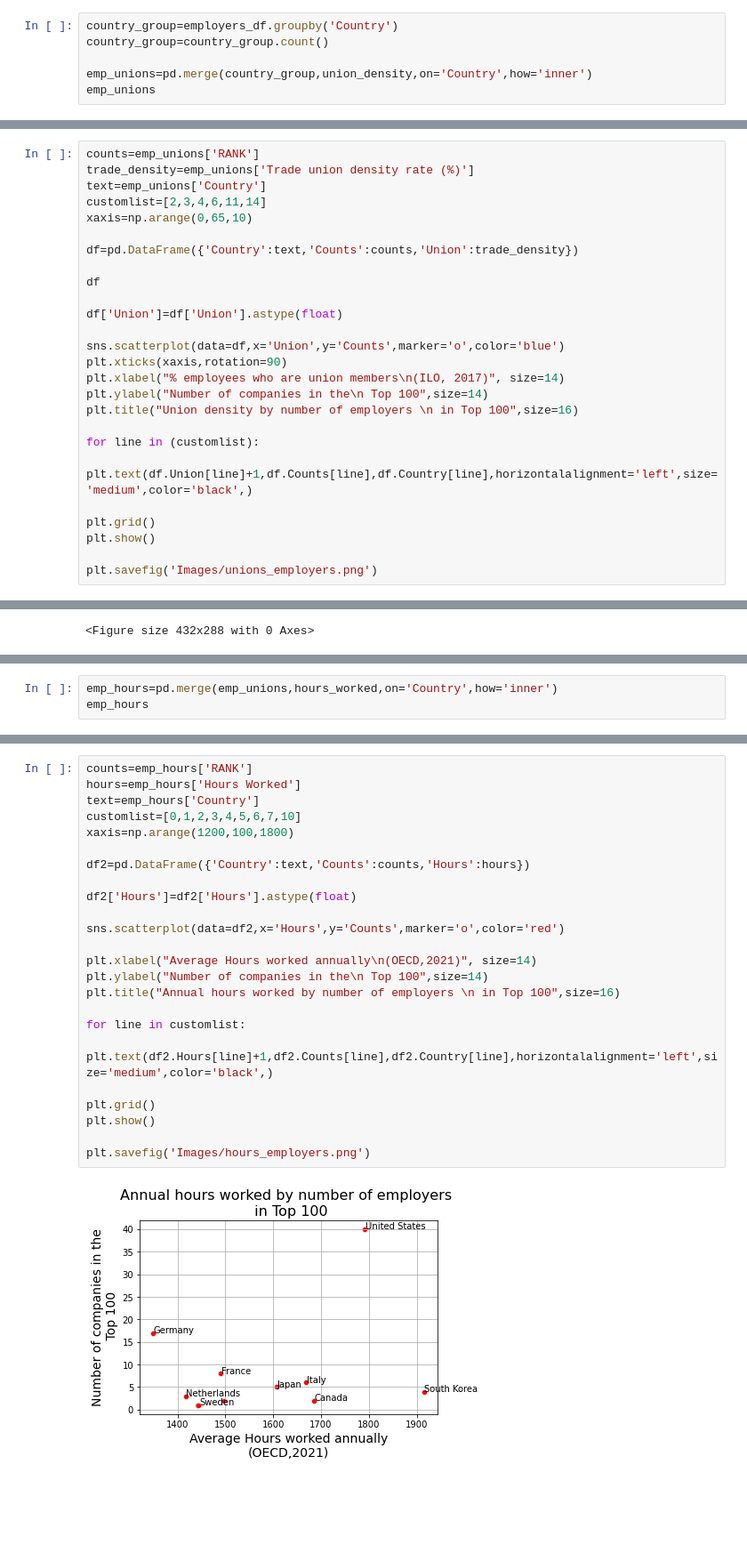
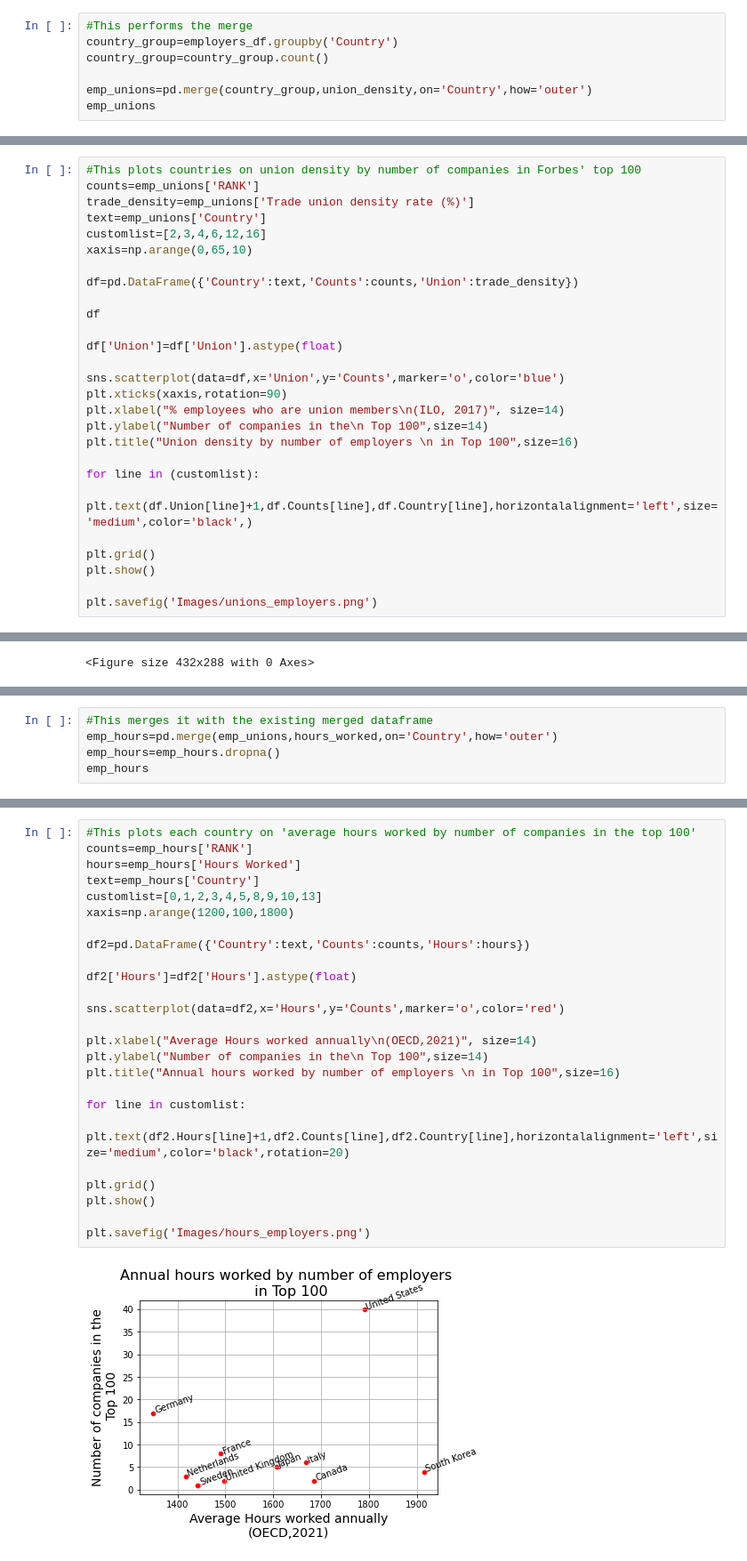
Before and after one commit to timonx11/Project-1-Demonstrasion-Group6, a Jupyter notebook: starter_code/Country_data_section4.ipynb, the cells around one changed output, grey strips where cells are left out. Shown: that part at 89% size. Cells and saved outputs as stored; diff of their text form; blank space fills up the shorter version.

```diff
--- a/starter_code/Country_data_section4.ipynb
+++ b/starter_code/Country_data_section4.ipynb
@@ -73,10 +76,11 @@ union_density
 | 14 | United Kingdom | 2017 | 23.14 |
 | 15 | United States | 2017 | 10.31 |
 # %%
+#This performs the merge
 country_group=employers_df.groupby('Country')
 country_group=country_group.count()
 
-emp_unions=pd.merge(country_group,union_density,on='Country',how='inner')
+emp_unions=pd.merge(country_group,union_density,on='Country',how='outer')
 emp_unions
 # %% [output]
 |  | Country | RANK | NAME | Year | Trade union density rate (%) |
@@ -119,8 +126,9 @@ emp_unions.set_index('Country')
 # %%
+#This plots countries on union density by number of companies in Forbes' top 100
 counts=emp_unions['RANK']
 trade_density=emp_unions['Trade union density rate (%)']
 text=emp_unions['Country']
-customlist=[2,3,4,6,11,14]
+customlist=[2,3,4,6,12,16]
 xaxis=np.arange(0,65,10)
 
 df=pd.DataFrame({'Country':text,'Counts':counts,'Union':trade_density})
@@ -162,7 +171,9 @@ hours_worked
 | 9 | United Kingdom | 1497.375463 |
 | 10 | United States | 1791.000000 |
 # %%
-emp_hours=pd.merge(emp_unions,hours_worked,on='Country',how='inner')
+#This merges it with the existing merged dataframe
+emp_hours=pd.merge(emp_unions,hours_worked,on='Country',how='outer')
+emp_hours=emp_hours.dropna()
 emp_hours
 # %% [output]
 |  | Country | RANK | NAME | Year | Trade union density rate (%) | Hours Worked |
@@ -180,27 +191,28 @@ emp_hours
 # %%
+#This plots each country on 'average hours worked by number of companies in the top 100'
 counts=emp_hours['RANK']
 hours=emp_hours['Hours Worked']
 text=emp_hours['Country']
-customlist=[0,1,2,3,4,5,6,7,10]
+customlist=[0,1,2,3,4,5,8,9,10,13]
 xaxis=np.arange(1200,100,1800)
 
 df2=pd.DataFrame({'Country':text,'Counts':counts,'Hours':hours})
 
 df2['Hours']=df2['Hours'].astype(float)
 
 sns.scatterplot(data=df2,x='Hours',y='Counts',marker='o',color='red')
 
 plt.xlabel("Average Hours worked annually\n(OECD,2021)", size=14)
 plt.ylabel("Number of companies in the\n Top 100",size=14)
 plt.title("Annual hours worked by number of employers \n in Top 100",size=16)
 
 for line in customlist:
-    plt.text(df2.Hours[line]+1,df2.Counts[line],df2.Country[line],horizontalalignment='left',size='medium',color='black',)
+    plt.text(df2.Hours[line]+1,df2.Counts[line],df2.Country[line],horizontalalignment='left',size='medium',color='black',rotation=20)
 
 plt.grid()
 plt.show()
 
 plt.savefig('Images/hours_employers.png')
 # %% [output]
-[figure, old version]
+[figure, new version]
 <Figure size 432x288 with 0 Axes>
```
Also changed, not shown: parts of 10 cells of this notebook, 5 other files.
